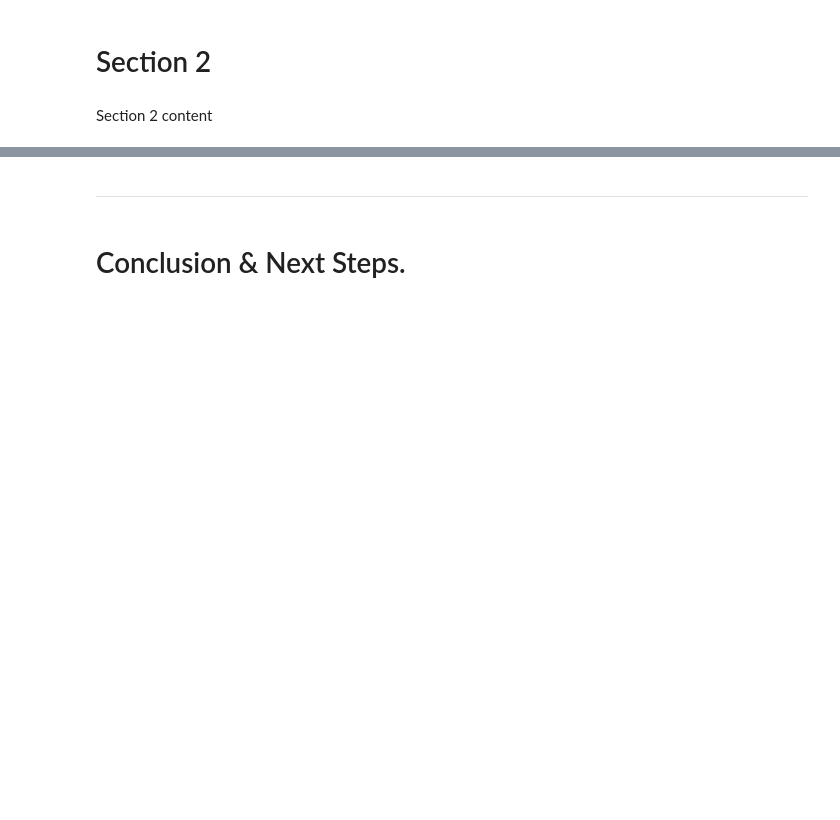
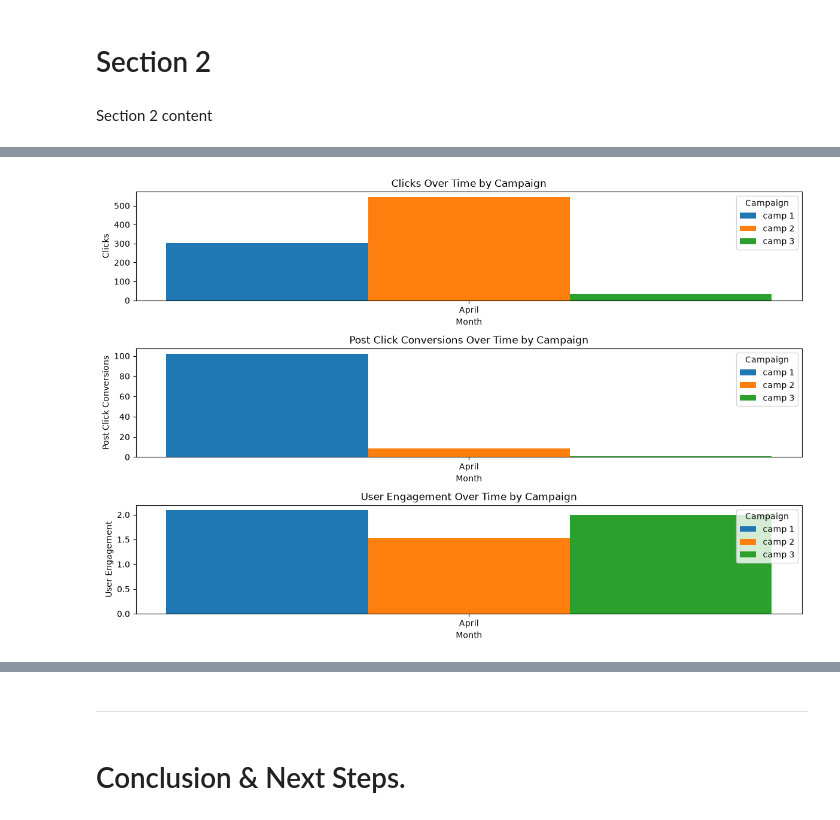
Before and after one commit to Oliver-code26/Unit1_Resub_Digital_Marketing, a Jupyter notebook: jupyter_notebooks/Notebook.ipynb, the cells around one changed output, grey strips where cells are left out. Drawn from its saved outputs; the diff is of its cells as text; code cells hidden in the pictures; blank space fills up the shorter version.

```diff
--- a/jupyter_notebooks/Notebook.ipynb
+++ b/jupyter_notebooks/Notebook.ipynb
@@ -298,0 +330,50 @@ This chart doesn't come to a shock when I see Post Click Conversion for campaign
+# %%
+# generate a bar chart for clicks, post_click_conversions and user_engagement for camp 1, camp 2, and camp 3 for months April. Use the month column for the x-axis and the clicks, post_click_conversions and user_engagement columns for the y-axis. Use different colors for each campaign and include a legend.
+# Filter the dataframe for the specified campaigns and months
+campaign_metrics_df = df_cleaned[
+    (df_cleaned['campaign_number'].isin(['camp 1', 'camp 2', 'camp 3'])) &
+    (df_cleaned['month'].isin(['April']))
+]
+# generate campaign_metrics_df with the average clicks, post_click_conversions and user_engagement for each campaign and month
+# Map engagement labels to numeric values so the chart can plot on a meaningful scale
+engagement_mapping = {'Low': 1, 'Medium': 2, 'High': 3}
+campaign_metrics_df['user_engagement'] = campaign_metrics_df['user_engagement'].map(engagement_mapping)
+
+# Average metrics by campaign and month
+campaign_metrics_summary = (
+    campaign_metrics_df.groupby(['campaign_number', 'month'], as_index=False)[['clicks', 'post_click_conversions', 'user_engagement']]
+    .mean()
+)
+# Keep month order consistent for the chart
+campaign_metrics_summary['month'] = pd.Categorical(
+    campaign_metrics_summary['month'],
+    categories=['April'],
+    ordered=True
+)
+campaign_metrics_summary = campaign_metrics_summary.sort_values(['campaign_number', 'month'])
+# Plot each campaign as its own bar for each metric
+plt.figure(figsize=(12, 8))
+# Set the width of the bars
+bar_width = 0.2
+# Set the positions of the bars on the x-axis
+months = ['April']
+x_positions = np.arange(len(months))
+# Loop through each metric and plot the bars
+for i, metric in enumerate(['clicks', 'post_click_conversions', 'user_engagement']):
+    plt.subplot(3, 1, i + 1)
+    for j, campaign in enumerate(['camp 1', 'camp 2', 'camp 3']):
+        subset = campaign_metrics_summary[campaign_metrics_summary['campaign_number'] == campaign]
+        plt.bar(
+            x_positions + j * bar_width,
+            subset[metric],
+            width=bar_width,
+            label=campaign
+        )
+    plt.title(f'{metric.replace("_", " ").title()} Over Time by Campaign')
+    plt.xlabel('Month')
+    plt.ylabel(metric.replace("_", " ").title())
+    plt.xticks(x_positions + bar_width, months)
+    plt.legend(title='Campaign')
+    plt.tight_layout()
+# %% [output]
+[figure, added]
```
Also changed, not shown: parts of 40 cells of this notebook, 2 other files.
